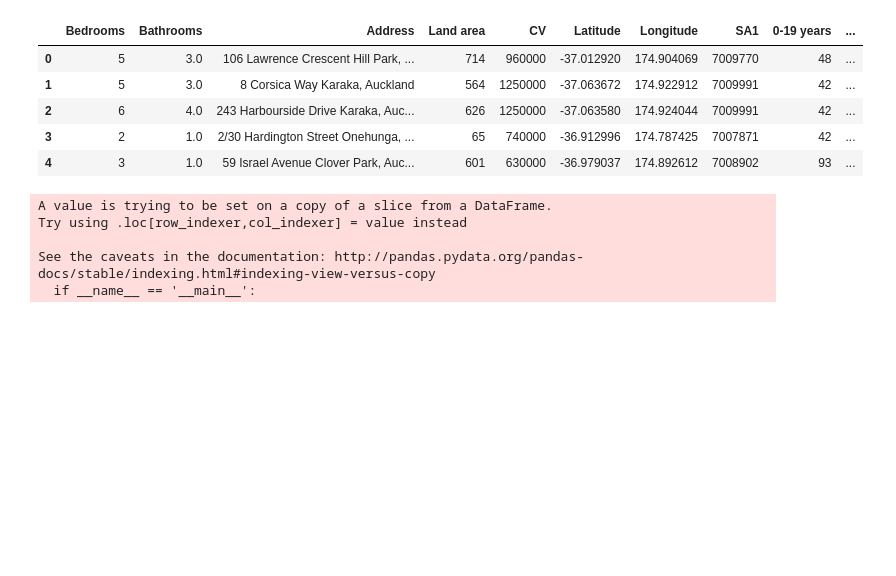
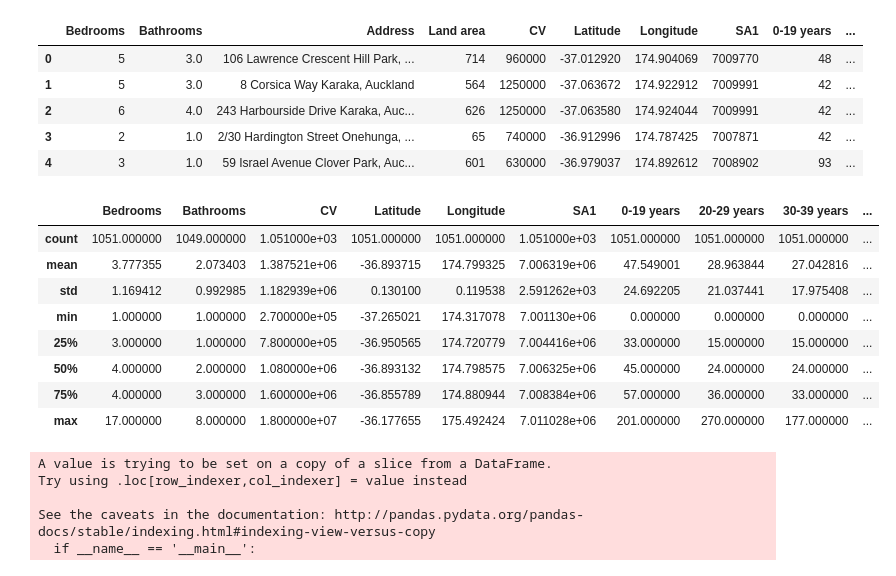
Before and after one commit to Sakyawira/auckland-house-prices, a Jupyter notebook: auckland-house-prices.ipynb, the cells around one changed output. Cells and saved outputs as stored; diff of their text form; code cells hidden in the pictures; blank space fills up the shorter version.

```diff
--- a/auckland-house-prices.ipynb
+++ b/auckland-house-prices.ipynb
@@ -44,6 +44,18 @@ df.head()
 | 2 | 6 | 4.0 | 243 Harbourside Drive Karaka, Auc... | 626 | 1250000 | -37.063580 | 174.924044 | 7009991 | 42 | ... |
 | 3 | 2 | 1.0 | 2/30 Hardington Street Onehunga, ... | 65 | 740000 | -36.912996 | 174.787425 | 7007871 | 42 | ... |
 | 4 | 3 | 1.0 | 59 Israel Avenue Clover Park, Auc... | 601 | 630000 | -36.979037 | 174.892612 | 7008902 | 93 | ... |
+# %%
+df.describe()
+# %% [output]
+|  | Bedrooms | Bathrooms | CV | Latitude | Longitude | SA1 | 0-19 years | 20-29 years | 30-39 years | ... |
+| count | 1051.000000 | 1049.000000 | 1.051000e+03 | 1051.000000 | 1051.000000 | 1.051000e+03 | 1051.000000 | 1051.000000 | 1051.000000 | ... |
+| mean | 3.777355 | 2.073403 | 1.387521e+06 | -36.893715 | 174.799325 | 7.006319e+06 | 47.549001 | 28.963844 | 27.042816 | ... |
+| std | 1.169412 | 0.992985 | 1.182939e+06 | 0.130100 | 0.119538 | 2.591262e+03 | 24.692205 | 21.037441 | 17.975408 | ... |
+| min | 1.000000 | 1.000000 | 2.700000e+05 | -37.265021 | 174.317078 | 7.001130e+06 | 0.000000 | 0.000000 | 0.000000 | ... |
+| 25% | 3.000000 | 1.000000 | 7.800000e+05 | -36.950565 | 174.720779 | 7.004416e+06 | 33.000000 | 15.000000 | 15.000000 | ... |
+| 50% | 4.000000 | 2.000000 | 1.080000e+06 | -36.893132 | 174.798575 | 7.006325e+06 | 45.000000 | 24.000000 | 24.000000 | ... |
+| 75% | 4.000000 | 3.000000 | 1.600000e+06 | -36.855789 | 174.880944 | 7.008384e+06 | 57.000000 | 36.000000 | 33.000000 | ... |
+| max | 17.000000 | 8.000000 | 1.800000e+07 | -36.177655 | 175.492424 | 7.011028e+06 | 201.000000 | 270.000000 | 177.000000 | ... |
 # %%
 sample = df.head()
 # %%
```
Also changed, not shown: parts of 8 cells of this notebook, 2 other files.
